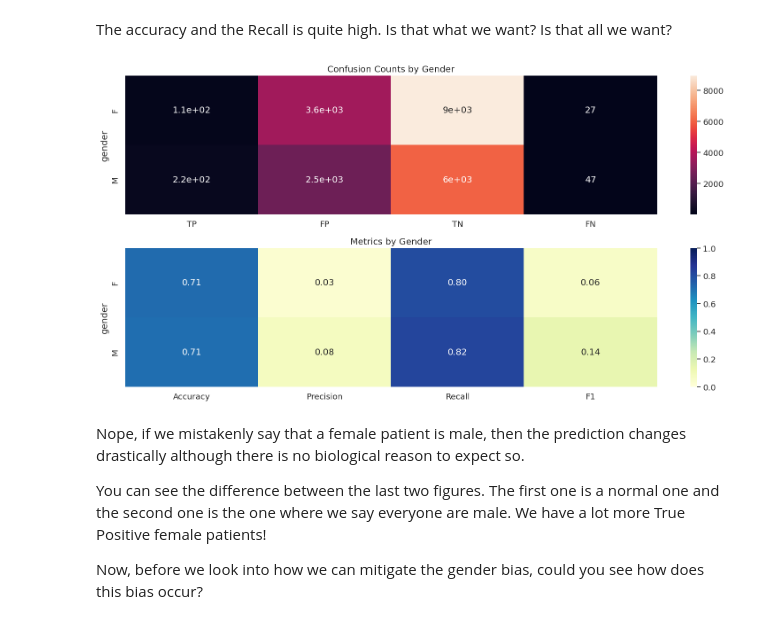
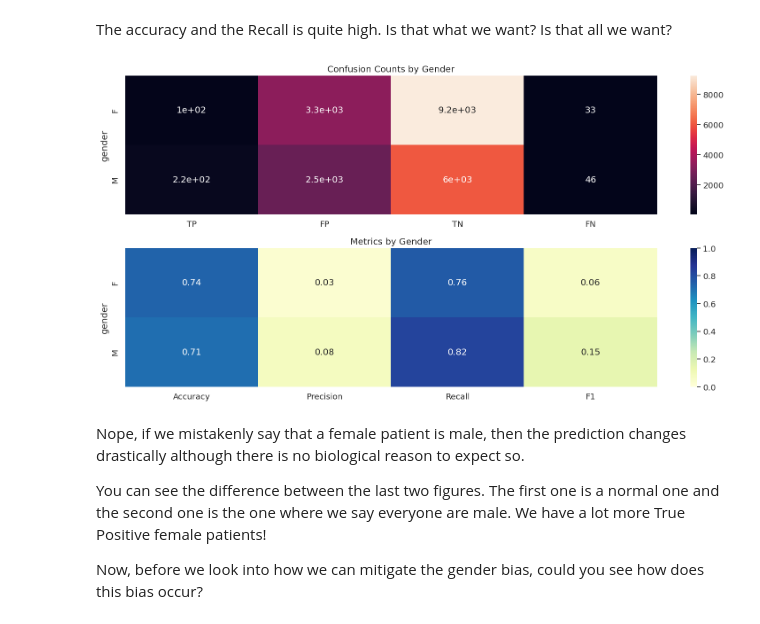
Before and after one commit to donlaporntr/TSCCM_Bias_In_AI_Workshop, a Jupyter notebook: AI_Fairness_in_Medicine.ipynb, the cells around one changed output. Saved outputs shown, nothing was run; the diff lists cells and outputs as text; code cells hidden in the pictures.

```diff
--- a/AI_Fairness_in_Medicine.ipynb
+++ b/AI_Fairness_in_Medicine.ipynb
@@ -245,33 +194,0 @@ def make_balance (X_train, y_train):
-# %%
-def train_and_evaluate(
-    df,
-    numerical_features: list[str],
-    categorical_features: list[str],
-    target: str,
-    groups: list[str] = ["gender", "age", "ethnicity"],
-    everyone_as_male: bool = False,
-    mitigate_gender_bias: bool = False,
-):
-
-    df = df.dropna(subset=[target]).copy()
-    features = numerical_features + categorical_features
-
-    X = df[features]
-    y = df[target]
-    group = df[groups]
-
-    X_train, X_test, y_train, y_test, _, group_test = train_test_split(
-        X, y, group, test_size=0.3, random_state=42
-    )
-
-    if mitigate_gender_bias:
-        X_train, y_train = run_mitigate_gender_bias(X_train, y_train)
-
-    X_train, y_train = make_balance(X_train, y_train)
-    model = train(X_train, y_train, numerical_features, categorical_features)
-    features = categorical_features + numerical_features
-
-    if everyone_as_male and "gender" in features:
-        X_test["gender"] = "M"
-
-    return evaluate(model, X_test, y_test, group_test)
@@ -334,14 +253,14 @@ plot_model_result(result_df)
 The accuracy and the Recall is quite high. Is that what we want? Is that all we want?
 # %%
 result_df = train_and_evaluate(df=df,
-                               numerical_features=NUM_FEATURES,
+                               numerical_features=BASIC_FEATURES,
                                categorical_features=["gender"],
-                               target=TARGET,
+                               target="cirrhosis",
                                everyone_as_male=True
                                )
 plot_model_result(result_df)
 # %% [output]
-[figure, old version]
+[figure, new version]
 # %% [markdown]
 Nope, if we mistakenly say that a female patient is male, then the prediction changes drastically although there is no biological reason to expect so.
 
```
Also changed, not shown: parts of 21 cells of this notebook, 1 other file.
